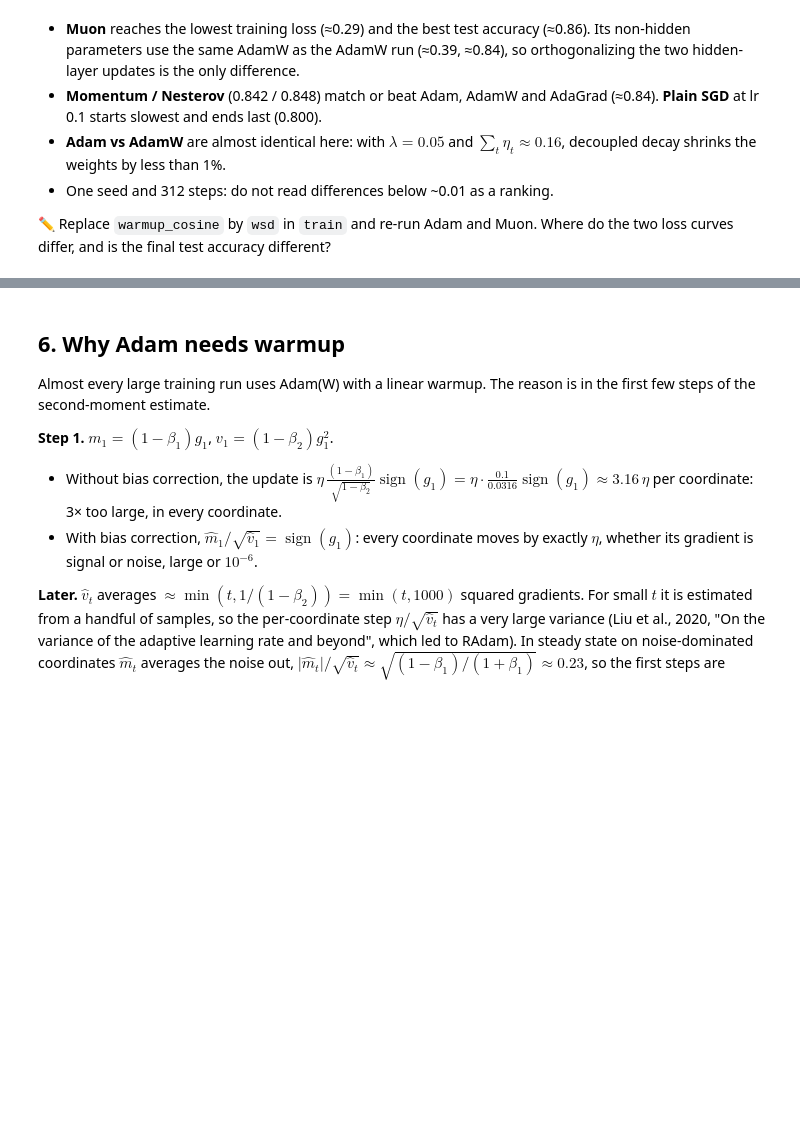
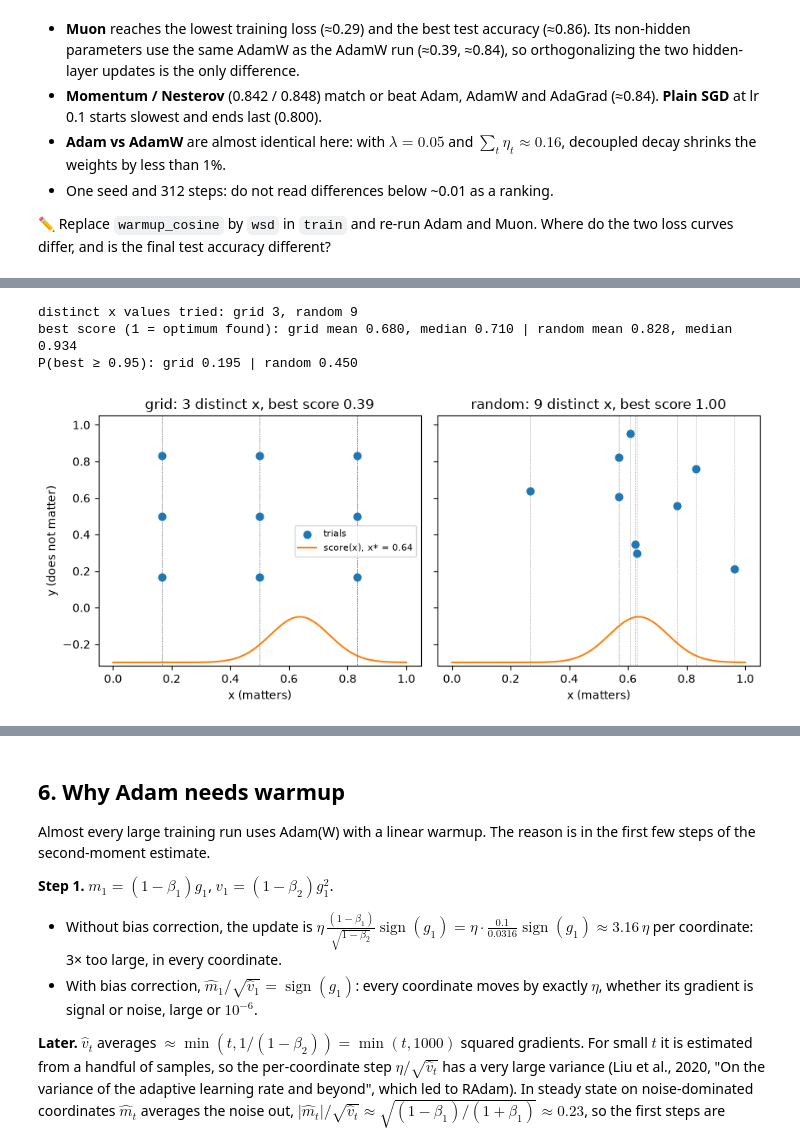
Before and after one commit to idansc/dl-course-2026, a Jupyter notebook: tutorials/solutions/T01b_optimizers.ipynb, the cells around one changed output, grey strips where cells are left out. Saved outputs shown, nothing was run; the diff lists cells and outputs as text; code cells hidden in the pictures; blank space fills up the shorter version.

```diff
--- a/tutorials/solutions/T01b_optimizers.ipynb
+++ b/tutorials/solutions/T01b_optimizers.ipynb
@@ -611,0 +676,31 @@ plt.tight_layout(); plt.show()
+# %%
+rng = np.random.default_rng(0)
+score = lambda x, y, x_star: np.exp(-0.5 * ((x - x_star) / 0.1) ** 2)    # y is ignored on purpose
+R = 10_000
+x_star = rng.uniform(0, 1, R)
+g3 = (np.arange(3) + 0.5) / 3
+GX, GY = [a.ravel() for a in np.meshgrid(g3, g3)]                         # 3x3 grid: 9 points, 3 distinct x
+RX, RY = rng.uniform(0, 1, (R, 9)), rng.uniform(0, 1, (R, 9))
+best_grid = score(GX[None], GY[None], x_star[:, None]).max(1)
+best_rand = score(RX, RY, x_star[:, None]).max(1)
+print(f"distinct x values tried: grid {len(np.unique(GX))}, random {len(np.unique(RX[0]))}")
+print(f"best score (1 = optimum found): grid mean {best_grid.mean():.3f}, median {np.median(best_grid):.3f} | "
+      f"random mean {best_rand.mean():.3f}, median {np.median(best_rand):.3f}")
+print(f"P(best ≥ 0.95): grid {(best_grid >= 0.95).mean():.3f} | random {(best_rand >= 0.95).mean():.3f}")
+assert best_rand.mean() > best_grid.mean()
+
+fig, ax = plt.subplots(1, 2, figsize=(9, 4), sharey=True)
+xx, xs0 = np.linspace(0, 1, 200), x_star[0]                              # one draw of the optimum
+for a, (name, px, py) in zip(ax, [("grid", GX, GY), ("random", RX[0], RY[0])]):
+    a.scatter(px, py, s=40, zorder=3, label="trials")
+    a.plot(xx, 0.25 * score(xx, 0, xs0) - 0.3, "C1", label=f"score(x), x* = {xs0:.2f}")
+    for v in px: a.axvline(v, color="gray", lw=0.5, ls=":")
+    a.set(title=f"{name}: {len(np.unique(px))} distinct x, best score {score(px, py, xs0).max():.2f}",
+          xlabel="x (matters)", ylim=(-0.32, 1.05))
+ax[0].set_ylabel("y (does not matter)"); ax[0].legend(fontsize=8, loc="center right")
+plt.tight_layout(); plt.show()
+# %% [output]
+distinct x values tried: grid 3, random 9
+best score (1 = optimum found): grid mean 0.680, median 0.710 | random mean 0.828, median 0.934
+P(best ≥ 0.95): grid 0.195 | random 0.450
+[figure, added]
```
Also changed, not shown: parts of 6 cells of this notebook, 11 other files.
